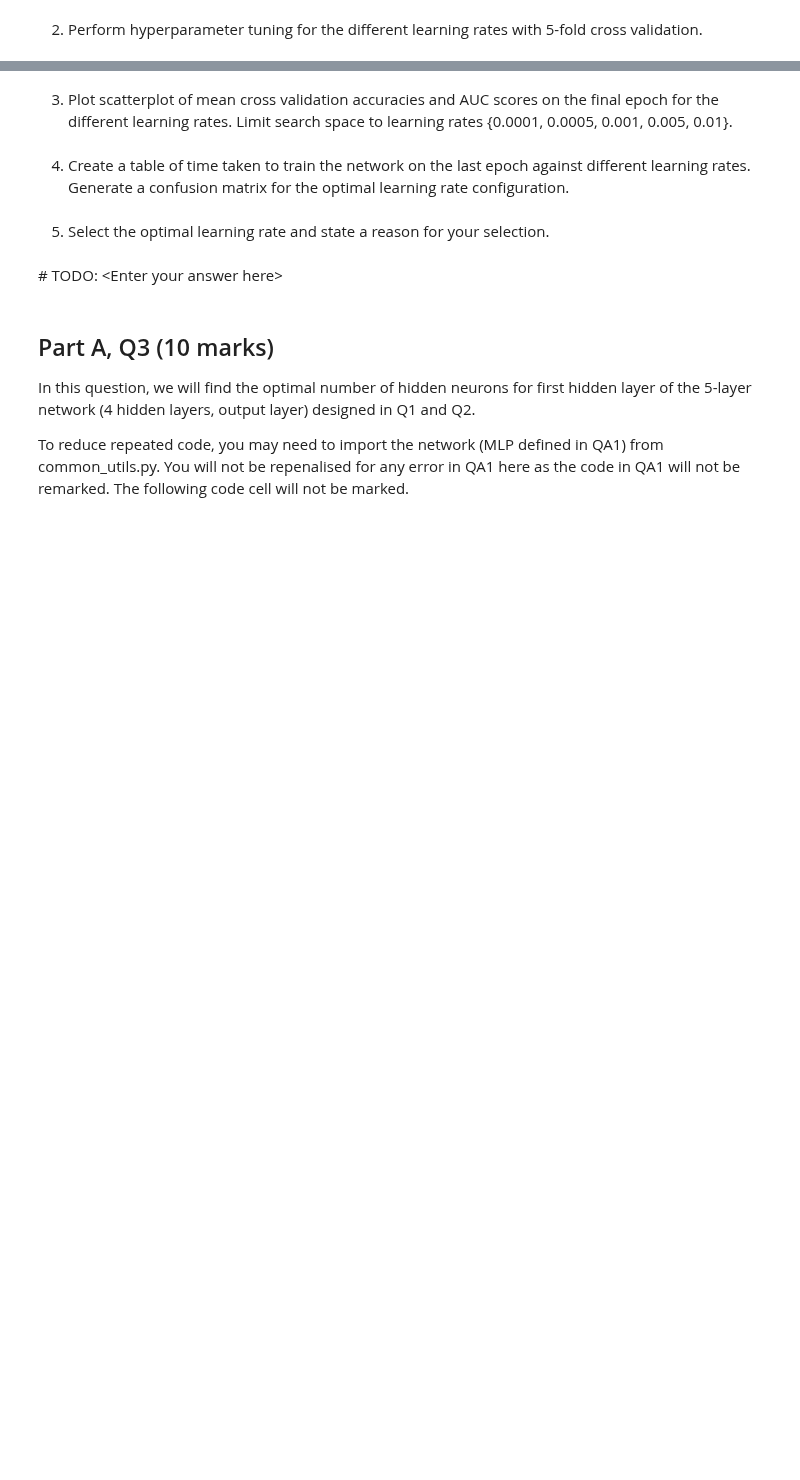
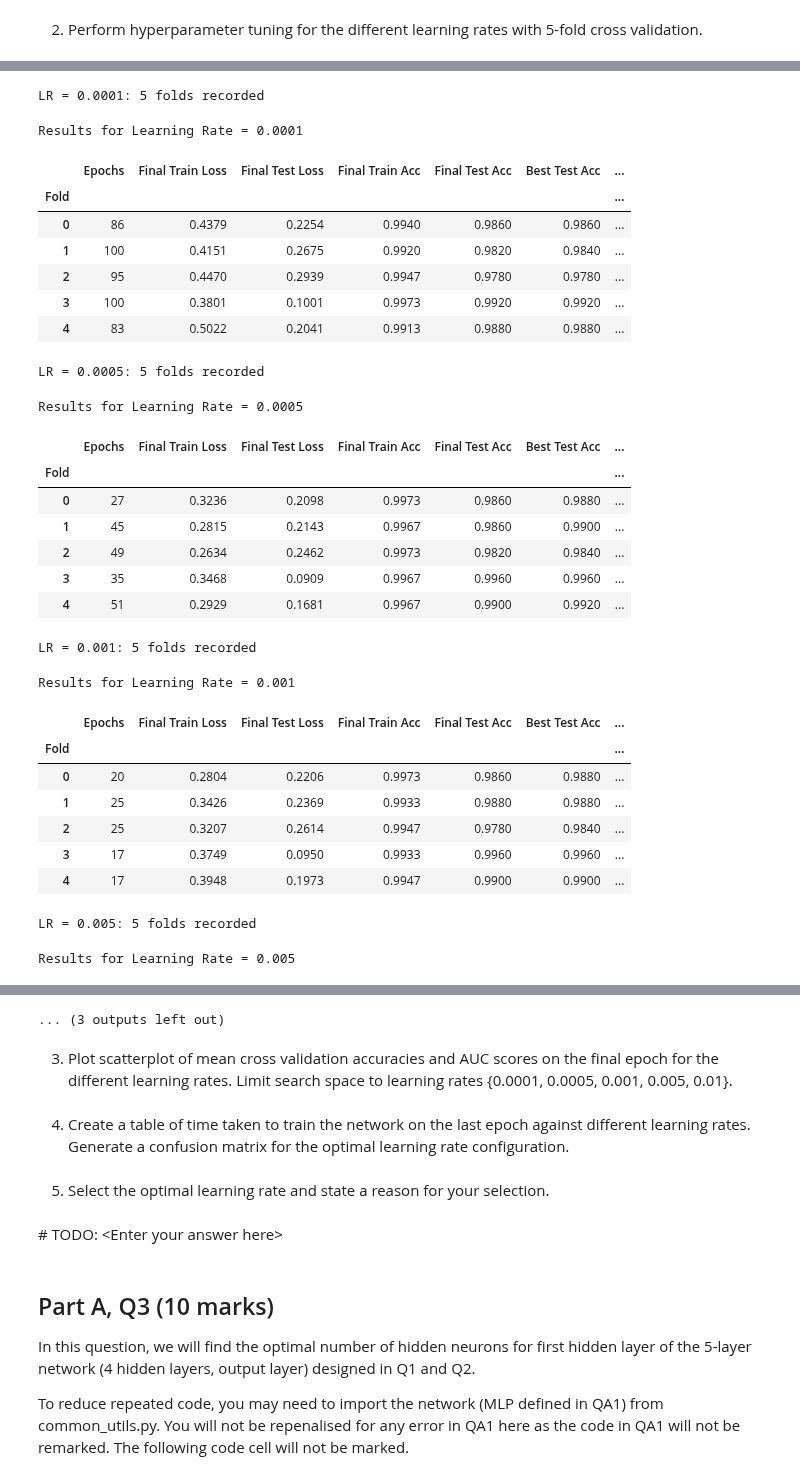
Before and after one commit to KyeYongChoo/Neural-Networks-Music-Classification-Housing-Price-Predictor, a Jupyter notebook: files_PartA/files_PartA/PartA_Template.ipynb, the cells around one changed output, grey strips where cells are left out. Saved outputs shown, nothing was run; the diff lists cells and outputs as text; code cells hidden in the pictures; blank space fills up the shorter version.

Commit message:
updated the new template part A

```diff
--- a/files_PartA/files_PartA/PartA_Template.ipynb
+++ b/files_PartA/files_PartA/PartA_Template.ipynb
@@ -38,7 +68,19 @@ class MLP(nn.Module):
 Split the dataset and do preprocessing. You can use the split_dataset and preprocess_dataset provided for you.
 # %%
 from common_utils import split_dataset, preprocess_dataset
+
 # TODO: Enter your code here
+df = pd.read_csv(r"C:\Users\kyeyo\OneDrive\Desktop\SC4001\Individual Assignment\files_PartA\files_PartA\audio_gtzan.csv")
+test_size = int(len(df)/4)
+train_size = len(df) - test_size
+
+# Add class column
+df['label'] = 0  # default to 0
+df.loc[df['filename'].str.startswith('metal'), 'label'] = 1
+
+df_train_unscaled, y_train, df_test_unscaled, y_test = split_dataset(df, ["filename", "label"], test_size, 0)
+
+nd_train, nd_test = preprocess_dataset(df_train_unscaled, df_test_unscaled)
 # %% [markdown]
 > Use the training dataset to train the model for 100 epochs. Use a mini-batch gradient descent with **'Adam'** optimizer with learning rate of **0.001**, and **batch size = 128**. Implement early stopping with patience of **5**.
 # %% [markdown]
@@ -49,9 +108,34 @@ from common_utils import split_dataset, preprocess_dataset
 2. Next, define the model, optimizer and loss function.
 # %%
 # TODO: Enter your code here
-model =
-optimizer =
-loss_fn =
+
+from typing import Tuple
+
+def setup(
+    first_layer_size: int = 256,
+    adam_init_lr: float = initial_lr
+) -> Tuple[MLP, nn.Module, torch.optim.Optimizer]:
+    """
+    Initializes the model, loss function, and optimizer for training.
+
+    Args:
+        first_layer_size (int, optional):
+            The number of neurons in the first hidden layer. Defaults to 256.
+        adam_init_lr (float, optional):
+            The initial learning rate for the Adam optimizer. Defaults to the global variable `initial_lr`.
+
+    Returns:
+        Tuple[nn.Module, nn.Module, torch.optim.Optimizer]:
+            - **model** (`nn.Module`): The initialized MLP model.
+            - **loss_fn** (`nn.Module`): The loss function used for binary classification (BCELoss).
+            - **optimizer** (`torch.optim.Optimizer`): The Adam optimizer configured with weight decay and learning rate.
+    """
+    model = MLP(hidden_sizes= [first_layer_size, 128, 64, 32])
+    loss_fn = nn.BCELoss() # Suited for Final layer = perceptron
+    optimizer = torch.optim.Adam(model.parameters(), weight_decay=weight_decay, lr = adam_init_lr)
+    return model, loss_fn, optimizer
+
+model, loss_fn, optimizer = setup()
 # %% [markdown]
 3. Train model for 100 epochs. Record down train and test accuracies. Implement early stopping.
 # %%
@@ -88,0 +785,32 @@ To reduce repeated code, you may need to place the network (MLP defined in QA1)
+# %%
+results.summary()
+# %% [output]
+LR = 0.0001: 5 folds recorded
+Results for Learning Rate = 0.0001
+|  | Epochs | Final Train Loss | Final Test Loss | Final Train Acc | Final Test Acc | Best Test Acc | ... |
+| Fold |  |  |  |  |  |  | ... |
+| 0 | 86 | 0.4379 | 0.2254 | 0.9940 | 0.9860 | 0.9860 | ... |
+| 1 | 100 | 0.4151 | 0.2675 | 0.9920 | 0.9820 | 0.9840 | ... |
+| 2 | 95 | 0.4470 | 0.2939 | 0.9947 | 0.9780 | 0.9780 | ... |
+| 3 | 100 | 0.3801 | 0.1001 | 0.9973 | 0.9920 | 0.9920 | ... |
+| 4 | 83 | 0.5022 | 0.2041 | 0.9913 | 0.9880 | 0.9880 | ... |
+LR = 0.0005: 5 folds recorded
+Results for Learning Rate = 0.0005
+|  | Epochs | Final Train Loss | Final Test Loss | Final Train Acc | Final Test Acc | Best Test Acc | ... |
+| Fold |  |  |  |  |  |  | ... |
+| 0 | 27 | 0.3236 | 0.2098 | 0.9973 | 0.9860 | 0.9880 | ... |
+| 1 | 45 | 0.2815 | 0.2143 | 0.9967 | 0.9860 | 0.9900 | ... |
+| 2 | 49 | 0.2634 | 0.2462 | 0.9973 | 0.9820 | 0.9840 | ... |
+| 3 | 35 | 0.3468 | 0.0909 | 0.9967 | 0.9960 | 0.9960 | ... |
+| 4 | 51 | 0.2929 | 0.1681 | 0.9967 | 0.9900 | 0.9920 | ... |
+LR = 0.001: 5 folds recorded
+Results for Learning Rate = 0.001
+|  | Epochs | Final Train Loss | Final Test Loss | Final Train Acc | Final Test Acc | Best Test Acc | ... |
+| Fold |  |  |  |  |  |  | ... |
+| 0 | 20 | 0.2804 | 0.2206 | 0.9973 | 0.9860 | 0.9880 | ... |
+| 1 | 25 | 0.3426 | 0.2369 | 0.9933 | 0.9880 | 0.9880 | ... |
+| 2 | 25 | 0.3207 | 0.2614 | 0.9947 | 0.9780 | 0.9840 | ... |
+| 3 | 17 | 0.3749 | 0.0950 | 0.9933 | 0.9960 | 0.9960 | ... |
+| 4 | 17 | 0.3948 | 0.1973 | 0.9947 | 0.9900 | 0.9900 | ... |
+LR = 0.005: 5 folds recorded
+Results for Learning Rate = 0.005
@@ -89,3 +824,4 @@ To reduce repeated code, you may need to place the network (MLP defined in QA1)
+... (3 outputs left out)
 # %% [markdown]
 3. Plot scatterplot of mean cross validation accuracies and AUC scores on the final epoch for the different learning rates. Limit search space to learning rates {0.0001, 0.0005, 0.001, 0.005, 0.01}.
 # %%
```
Also changed, not shown: parts of 10 cells of this notebook.
